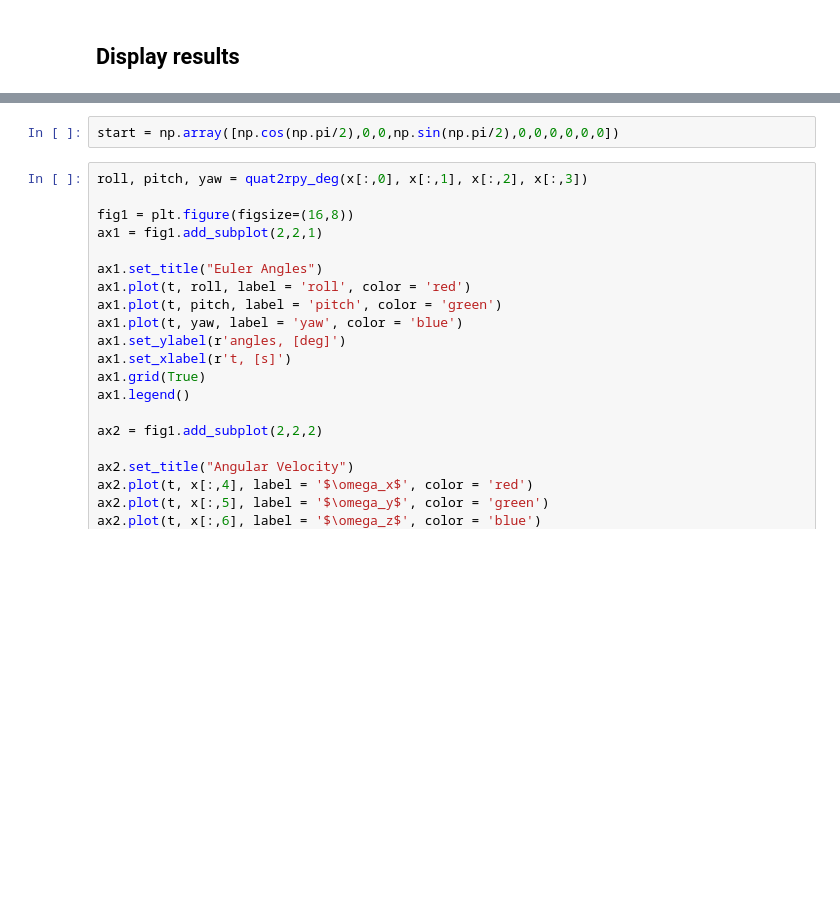
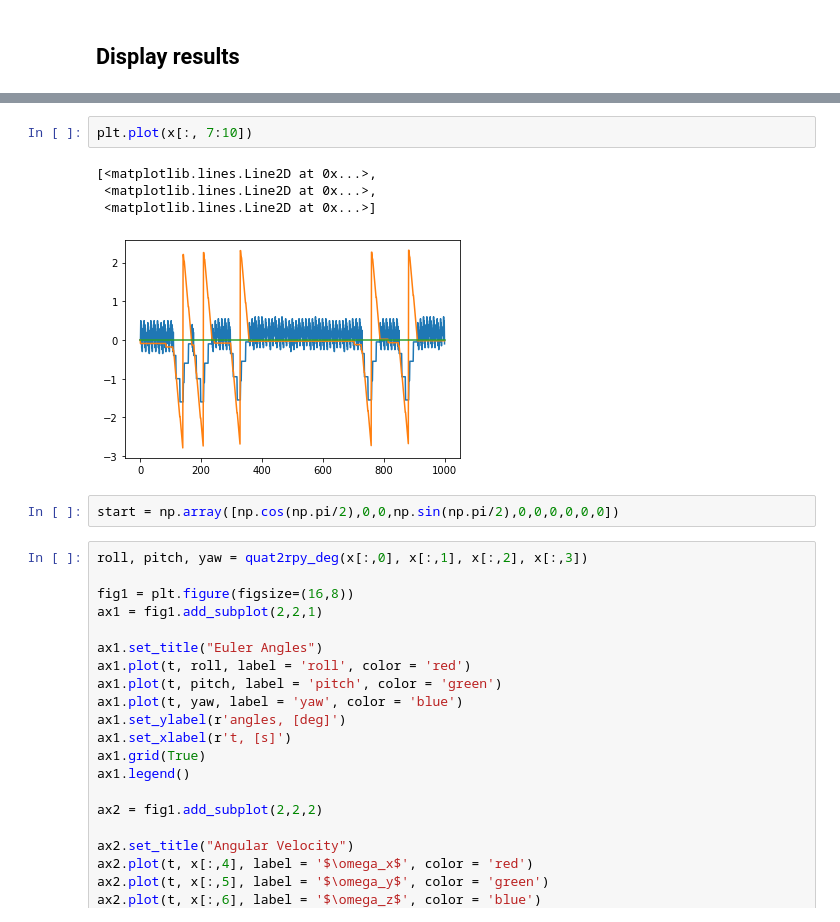
Before and after one commit to MrChuse/attitude-control-ppo, a Jupyter notebook: ppo_satellite_orientation.ipynb, the cells around one changed output, grey strips where cells are left out. Saved outputs shown, nothing was run; the diff lists cells and outputs as text; blank space fills up the shorter version.

```diff
--- a/ppo_satellite_orientation.ipynb
+++ b/ppo_satellite_orientation.ipynb
@@ -197,3 +369,10 @@ roll=0.10563390072362171        pitch=0.1600666871585189        yaw=0.0755589215
+# %%
+plt.plot(x[:, 7:10])
+# %% [output]
+[<matplotlib.lines.Line2D at 0x...>,
+ <matplotlib.lines.Line2D at 0x...>,
+ <matplotlib.lines.Line2D at 0x...>]
+[figure, added]
 # %%
 start = np.array([np.cos(np.pi/2),0,0,np.sin(np.pi/2),0,0,0,0,0,0])
 # %%
```
Also changed, not shown: parts of 7 cells of this notebook, 2 other files.
